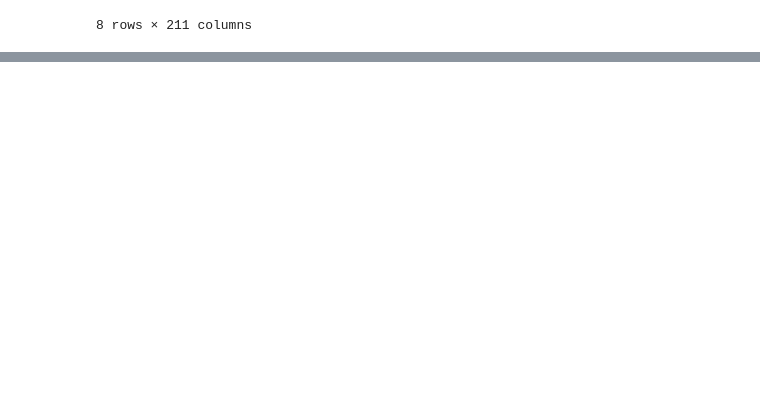
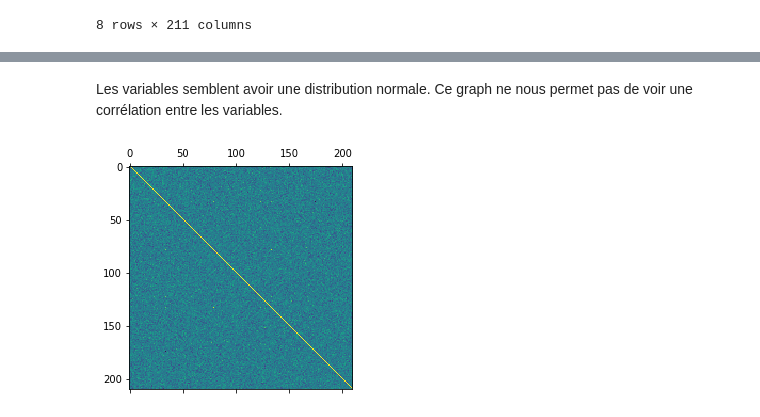
Before and after one commit to MSBigData2019/Guillaume_QUISPE, a Jupyter notebook: MDI720/tp3.ipynb, the cells around one changed output, grey strips where cells are left out. Saved outputs shown, nothing was run; the diff lists cells and outputs as text; code cells hidden in the pictures; blank space fills up the shorter version.

```diff
--- a/MDI720/tp3.ipynb
+++ b/MDI720/tp3.ipynb
@@ -230,0 +83,7 @@ plt.show()
+# %% [markdown]
+Les variables semblent avoir une distribution normale. Ce graph ne nous permet pas de voir une corrélation entre les variables.
+# %%
+plt.matshow(Xdf.corr())
+plt.show()
+# %% [output]
+[figure, added]
```
Also changed, not shown: parts of 145 cells of this notebook.
